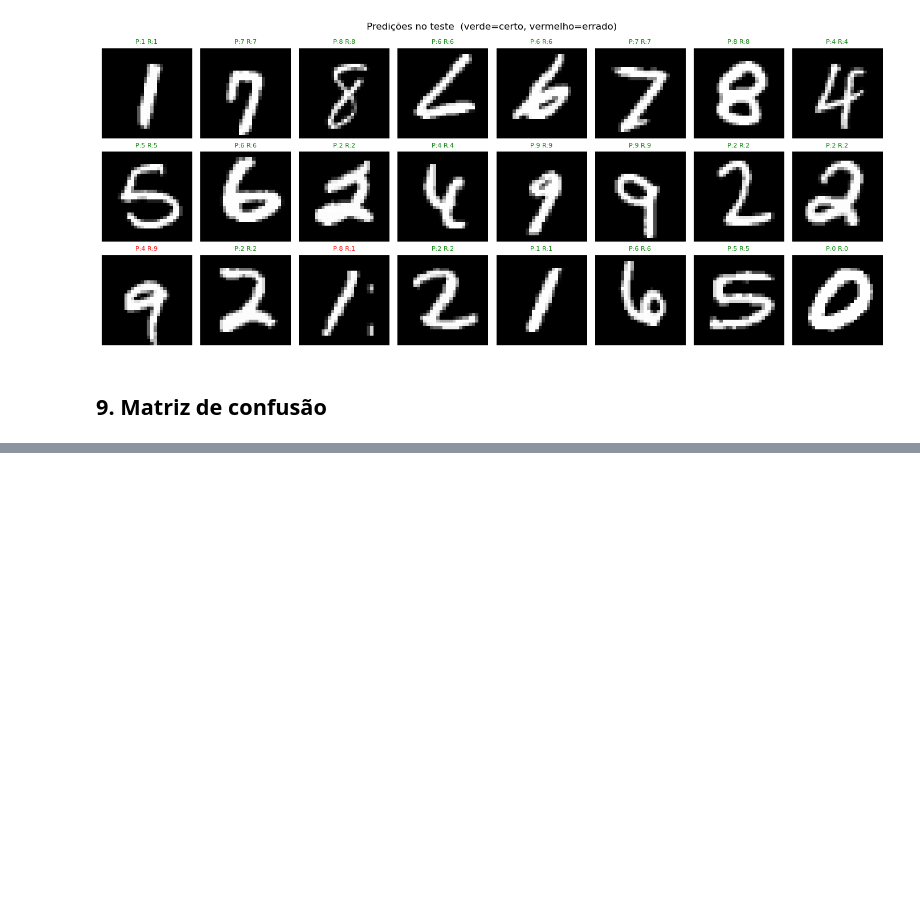
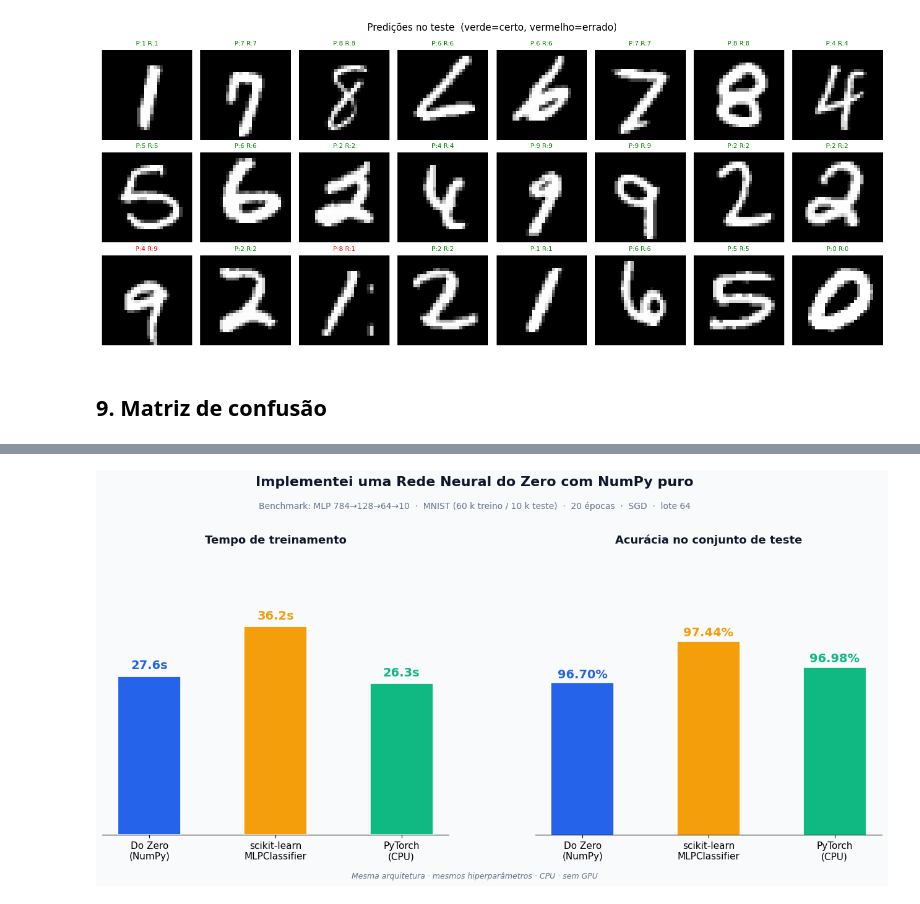
Before and after one commit to paulo-victorr/Rede-Neural-Implementada-do-Zero, a Jupyter notebook: notebooks/mnist_demo.ipynb, the cells around one changed output, grey strips where cells are left out. Saved outputs shown, nothing was run; the diff lists cells and outputs as text; code cells hidden in the pictures; blank space fills up the shorter version.

```diff
--- a/notebooks/mnist_demo.ipynb
+++ b/notebooks/mnist_demo.ipynb
@@ -239,0 +349,87 @@ for d in range(n_classes):
+# %%
+from pathlib import Path
+
+# ── Paleta e estilo ────────────────────────────────────────────────────────────
+CORES  = {'Do Zero\n(NumPy)': '#2563EB', 'scikit-learn\nMLPClassifier': '#F59E0B', 'PyTorch\n(CPU)': '#10B981'}
+BG     = '#F8FAFC'
+CINZA  = '#64748B'
+
+labels    = list(resultados.keys())
+tempos    = [resultados[k]['tempo']    for k in labels]
+acuracias = [resultados[k]['acuracia'] for k in labels]
+cores     = [CORES[k] for k in labels]
+
+fig = plt.figure(figsize=(14, 7), facecolor=BG)
+fig.patch.set_facecolor(BG)
+
+# ── Título principal ───────────────────────────────────────────────────────────
+fig.text(
+    0.5, 0.97,
+    'Implementei uma Rede Neural do Zero com NumPy puro',
+    ha='center', va='top', fontsize=16, fontweight='bold', color='#0F172A',
+)
+fig.text(
+    0.5, 0.91,
+    'Benchmark: MLP 784→128→64→10  ·  MNIST (60 k treino / 10 k teste)  ·  20 épocas  ·  SGD  ·  lote 64',
+    ha='center', va='top', fontsize=10, color=CINZA,
+)
+
+ax1 = fig.add_axes([0.07, 0.14, 0.40, 0.65])  # [left, bottom, width, height]
+ax2 = fig.add_axes([0.57, 0.14, 0.40, 0.65])
+
+for ax in (ax1, ax2):
+    ax.set_facecolor(BG)
+    ax.spines[['top', 'right', 'left']].set_visible(False)
+    ax.tick_params(axis='y', left=False, labelcolor=CINZA)
+    ax.tick_params(axis='x', labelsize=11)
+    ax.yaxis.grid(True, color='#E2E8F0', zorder=0)
+    ax.set_axisbelow(True)
+
+# ── Subplot 1: Tempo ───────────────────────────────────────────────────────────
+barras1 = ax1.bar(labels, tempos, color=cores, width=0.5, zorder=3,
+                  edgecolor='white', linewidth=1.2)
+ax1.set_title('Tempo de treinamento', fontsize=13, fontweight='bold',
+              color='#0F172A', pad=12)
+ax1.set_ylabel('segundos', color=CINZA, fontsize=10)
+ax1.set_ylim(0, max(tempos) * 1.35)
+ax1.yaxis.set_visible(False)
+
+for barra, val in zip(barras1, tempos):
+    ax1.text(
+        barra.get_x() + barra.get_width() / 2,
+        barra.get_height() + max(tempos) * 0.025,
+        f'{val:.1f}s',
+        ha='center', va='bottom', fontsize=14, fontweight='bold',
+        color=barra.get_facecolor(),
+    )
+
+# ── Subplot 2: Acurácia ────────────────────────────────────────────────────────
+accs_pct = [a * 100 for a in acuracias]
+barras2  = ax2.bar(labels, accs_pct, color=cores, width=0.5, zorder=3,
+                   edgecolor='white', linewidth=1.2)
+ax2.set_title('Acurácia no conjunto de teste', fontsize=13, fontweight='bold',
+              color='#0F172A', pad=12)
+ax2.set_ylim(94, 99)
+ax2.yaxis.set_visible(False)
+
+for barra, val in zip(barras2, accs_pct):
+    ax2.text(
+        barra.get_x() + barra.get_width() / 2,
+        barra.get_height() + 0.05,
+        f'{val:.2f}%',
+        ha='center', va='bottom', fontsize=14, fontweight='bold',
+        color=barra.get_facecolor(),
+    )
+
+# ── Rodapé ─────────────────────────────────────────────────────────────────────
+fig.text(
+    0.5, 0.04,
+    'Mesma arquitetura · mesmos hiperparâmetros · CPU · sem GPU',
+    ha='center', fontsize=9, color=CINZA, style='italic',
+)
+
+caminho_png = Path('../notebooks/benchmark_linkedin.png')
+plt.savefig(caminho_png, dpi=180, bbox_inches='tight', facecolor=BG)
+print(f'Imagem salva em: {caminho_png.resolve()}')
+plt.show()
+# %% [output]
@@ -239,0 +437 @@ for d in range(n_classes):
+[figure, added]
```
Also changed, not shown: parts of 7 cells of this notebook, 1 other file.
